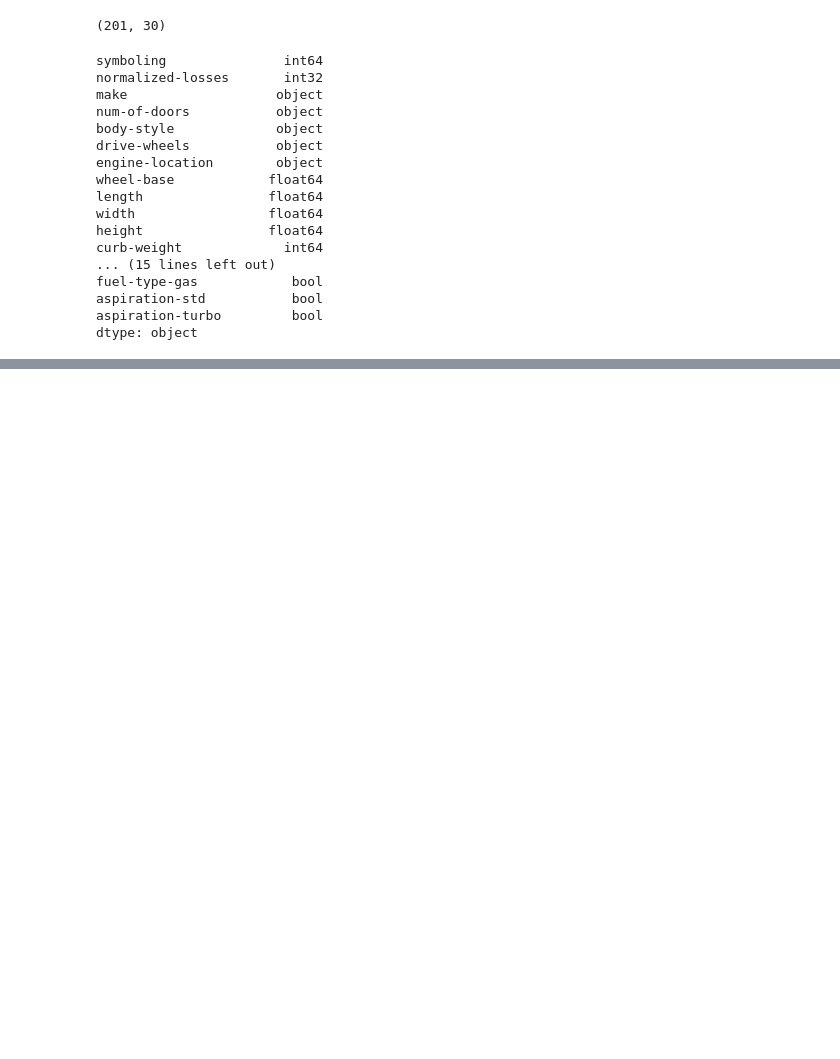
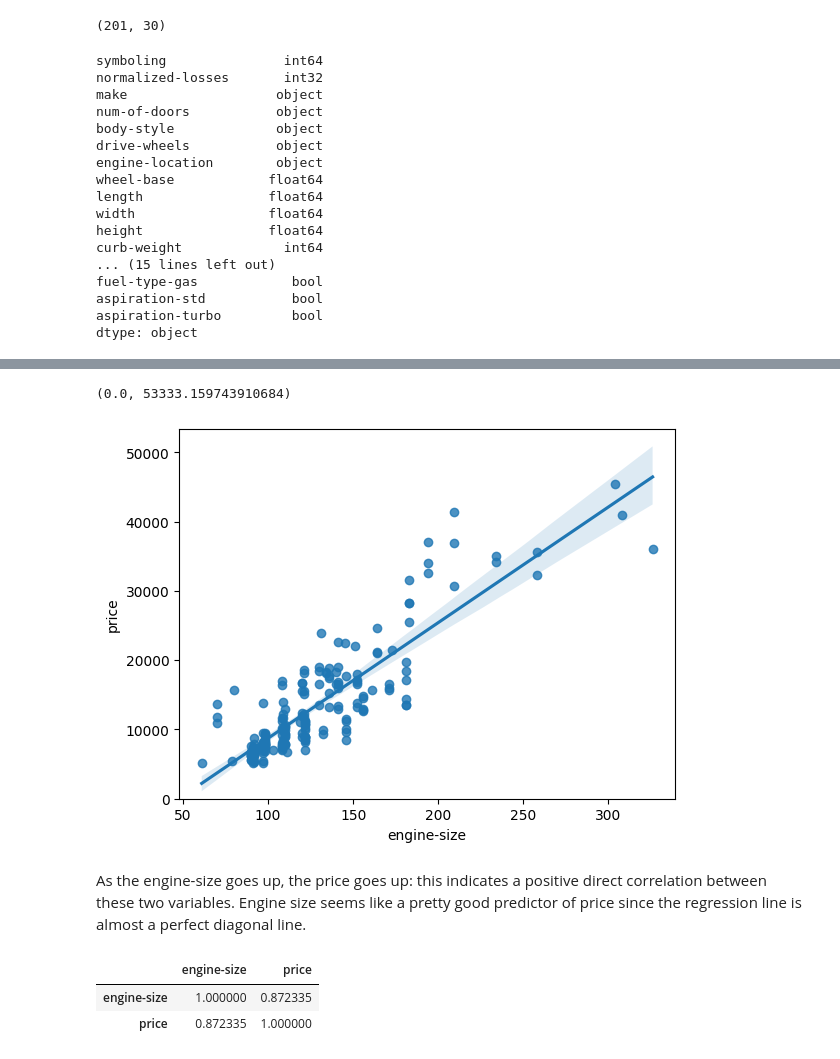
Before and after one commit to Mann-M/Cousera, a Jupyter notebook: Data Analysis/car price prediction.ipynb, the cells around one changed output, grey strips where cells are left out. Cells and saved outputs as stored; diff of their text form; code cells hidden in the pictures; blank space fills up the shorter version.

```diff
--- a/Data Analysis/car price prediction.ipynb
+++ b/Data Analysis/car price prediction.ipynb
@@ -731,0 +761,14 @@ dtype: object
+# %%
+sns.regplot(x='engine-size', y='price', data=df)
+plt.ylim(0,)
+# %% [output]
+(0.0, 53333.159743910684)
+[figure, added]
+# %% [markdown]
+<p>As the engine-size goes up, the price goes up: this indicates a positive direct correlation between these two variables. Engine size seems like a pretty good predictor of price since the regression line is almost a perfect diagonal line.</p>
+# %%
+df[['engine-size','price']].corr()
+# %% [output]
+|  | engine-size | price |
+| engine-size | 1.000000 | 0.872335 |
+| price | 0.872335 | 1.000000 |
```
Also changed, not shown: parts of 118 cells of this notebook, 5 other files.
